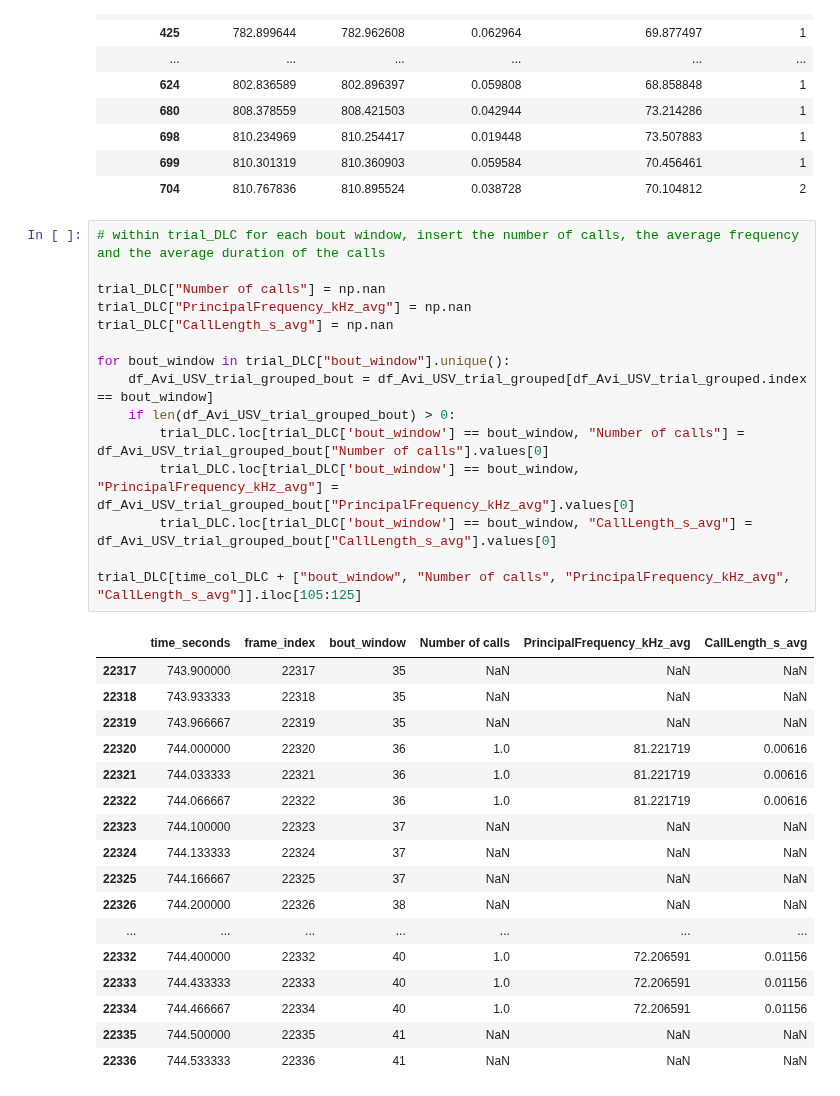
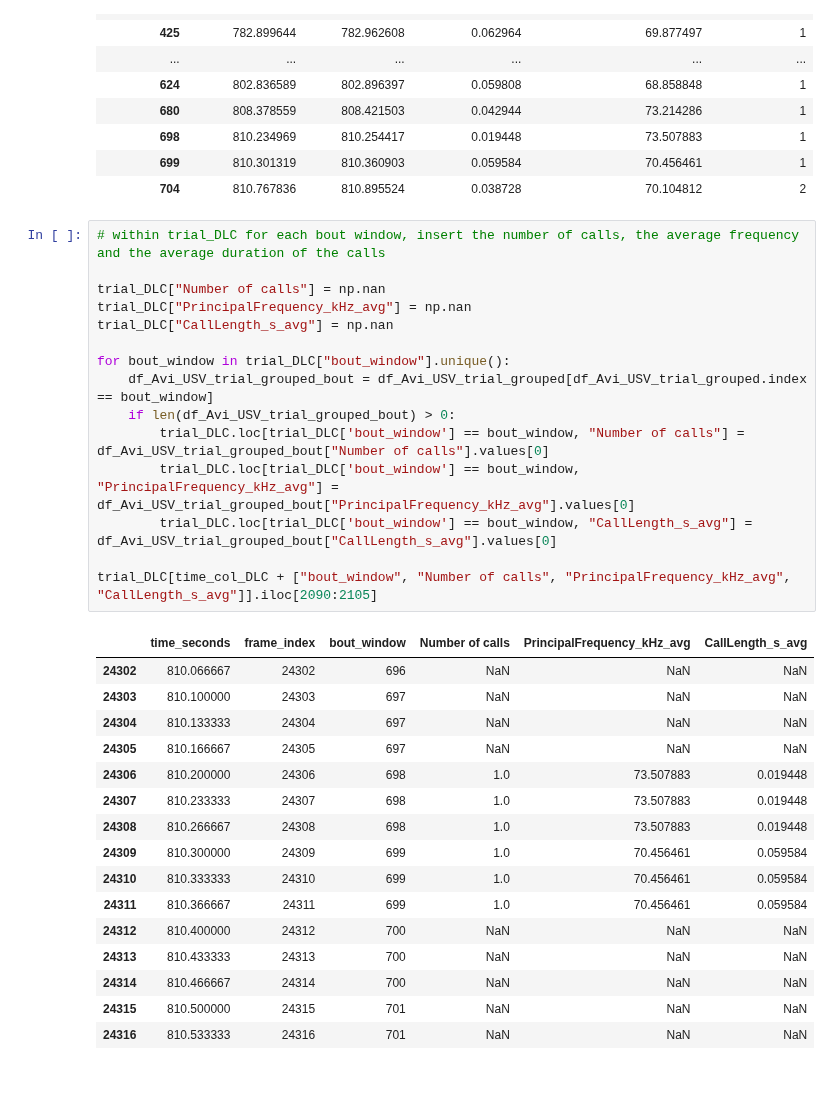
Before and after one commit to danaebroustail/Project, a Jupyter notebook: toolbox_notebook_avisoft.ipynb, the cells around one changed output. Drawn from its saved outputs; the diff is of its cells as text.

```diff
--- a/toolbox_notebook_avisoft.ipynb
+++ b/toolbox_notebook_avisoft.ipynb
@@ -432,33 +431,32 @@ df_Avi_USV_trial_grouped
 # %%
 # within trial_DLC for each bout window, insert the number of calls, the average frequency and the average duration of the calls
 
 trial_DLC["Number of calls"] = np.nan
 trial_DLC["PrincipalFrequency_kHz_avg"] = np.nan
 trial_DLC["CallLength_s_avg"] = np.nan
 
 for bout_window in trial_DLC["bout_window"].unique():
     df_Avi_USV_trial_grouped_bout = df_Avi_USV_trial_grouped[df_Avi_USV_trial_grouped.index == bout_window]
     if len(df_Avi_USV_trial_grouped_bout) > 0:
         trial_DLC.loc[trial_DLC['bout_window'] == bout_window, "Number of calls"] = df_Avi_USV_trial_grouped_bout["Number of calls"].values[0]
         trial_DLC.loc[trial_DLC['bout_window'] == bout_window, "PrincipalFrequency_kHz_avg"] = df_Avi_USV_trial_grouped_bout["PrincipalFrequency_kHz_avg"].values[0]
         trial_DLC.loc[trial_DLC['bout_window'] == bout_window, "CallLength_s_avg"] = df_Avi_USV_trial_grouped_bout["CallLength_s_avg"].values[0]
 
-trial_DLC[time_col_DLC + ["bout_window", "Number of calls", "PrincipalFrequency_kHz_avg", "CallLength_s_avg"]].iloc[105:125]
+trial_DLC[time_col_DLC + ["bout_window", "Number of calls", "PrincipalFrequency_kHz_avg", "CallLength_s_avg"]].iloc[2090:2105]
 # %% [output]
 |  | time_seconds | frame_index | bout_window | Number of calls | PrincipalFrequency_kHz_avg | CallLength_s_avg |
-| 22317 | 743.900000 | 22317 | 35 | NaN | NaN | NaN |
-| 22318 | 743.933333 | 22318 | 35 | NaN | NaN | NaN |
-| 22319 | 743.966667 | 22319 | 35 | NaN | NaN | NaN |
-| 22320 | 744.000000 | 22320 | 36 | 1.0 | 81.221719 | 0.00616 |
-| 22321 | 744.033333 | 22321 | 36 | 1.0 | 81.221719 | 0.00616 |
-| 22322 | 744.066667 | 22322 | 36 | 1.0 | 81.221719 | 0.00616 |
-| 22323 | 744.100000 | 22323 | 37 | NaN | NaN | NaN |
-| 22324 | 744.133333 | 22324 | 37 | NaN | NaN | NaN |
-| 22325 | 744.166667 | 22325 | 37 | NaN | NaN | NaN |
-| 22326 | 744.200000 | 22326 | 38 | NaN | NaN | NaN |
-| ... | ... | ... | ... | ... | ... | ... |
-| 22332 | 744.400000 | 22332 | 40 | 1.0 | 72.206591 | 0.01156 |
-| 22333 | 744.433333 | 22333 | 40 | 1.0 | 72.206591 | 0.01156 |
-| 22334 | 744.466667 | 22334 | 40 | 1.0 | 72.206591 | 0.01156 |
-| 22335 | 744.500000 | 22335 | 41 | NaN | NaN | NaN |
-| 22336 | 744.533333 | 22336 | 41 | NaN | NaN | NaN |
+| 24302 | 810.066667 | 24302 | 696 | NaN | NaN | NaN |
+| 24303 | 810.100000 | 24303 | 697 | NaN | NaN | NaN |
+| 24304 | 810.133333 | 24304 | 697 | NaN | NaN | NaN |
+| 24305 | 810.166667 | 24305 | 697 | NaN | NaN | NaN |
+| 24306 | 810.200000 | 24306 | 698 | 1.0 | 73.507883 | 0.019448 |
+| 24307 | 810.233333 | 24307 | 698 | 1.0 | 73.507883 | 0.019448 |
+| 24308 | 810.266667 | 24308 | 698 | 1.0 | 73.507883 | 0.019448 |
+| 24309 | 810.300000 | 24309 | 699 | 1.0 | 70.456461 | 0.059584 |
+| 24310 | 810.333333 | 24310 | 699 | 1.0 | 70.456461 | 0.059584 |
+| 24311 | 810.366667 | 24311 | 699 | 1.0 | 70.456461 | 0.059584 |
+| 24312 | 810.400000 | 24312 | 700 | NaN | NaN | NaN |
+| 24313 | 810.433333 | 24313 | 700 | NaN | NaN | NaN |
+| 24314 | 810.466667 | 24314 | 700 | NaN | NaN | NaN |
+| 24315 | 810.500000 | 24315 | 701 | NaN | NaN | NaN |
+| 24316 | 810.533333 | 24316 | 701 | NaN | NaN | NaN |
```
Also changed, not shown: parts of 1 cell of this notebook, 3 other files.
